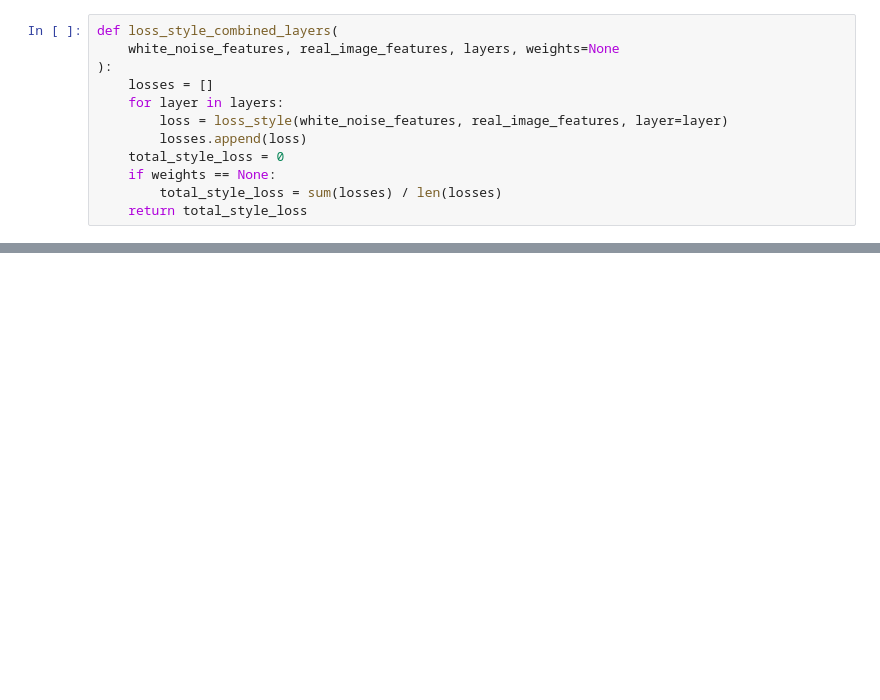
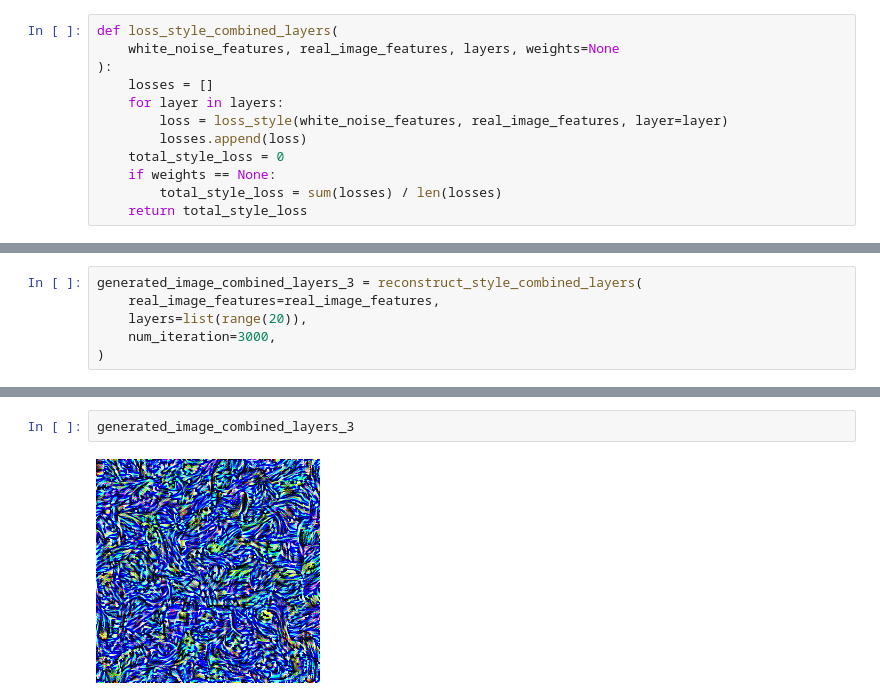
Before and after one commit to BlcMed/artististic-style-morpher, a Jupyter notebook: notebooks/3-style_reconstruction.ipynb, the cells around one changed output, grey strips where cells are left out. Drawn from its saved outputs; the diff is of its cells as text; blank space fills up the shorter version.

```diff
--- a/notebooks/3-style_reconstruction.ipynb
+++ b/notebooks/3-style_reconstruction.ipynb
@@ -275,0 +286,6 @@ generated_image_combined_layers_2
+# %%
+generated_image_combined_layers_3 = reconstruct_style_combined_layers(
+    real_image_features=real_image_features,
+    layers=list(range(20)),
+    num_iteration=3000,
+)
@@ -275,0 +310,4 @@ generated_image_combined_layers_2
+# %%
+generated_image_combined_layers_3
+# %% [output]
+[figure, added]
```
Also changed, not shown: parts of 17 cells of this notebook.
